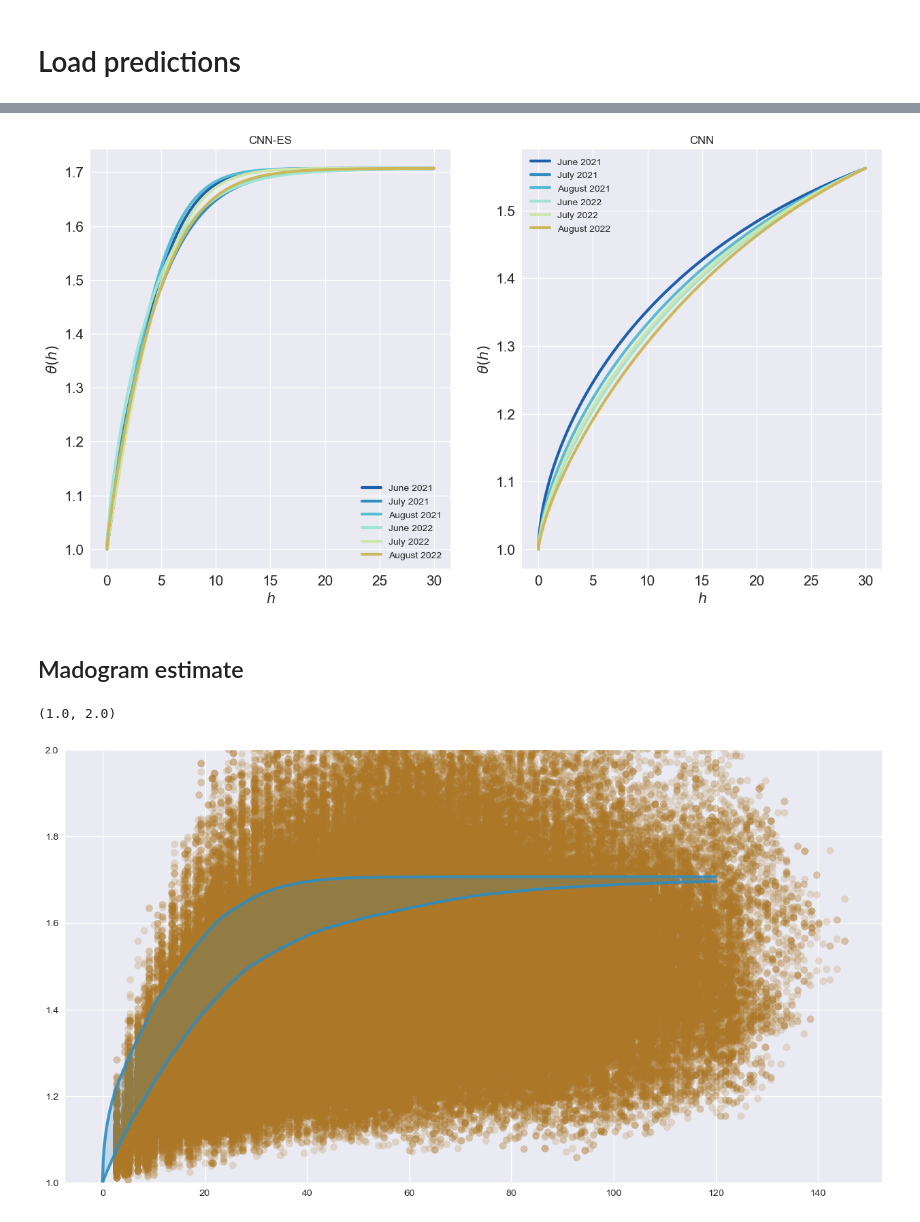
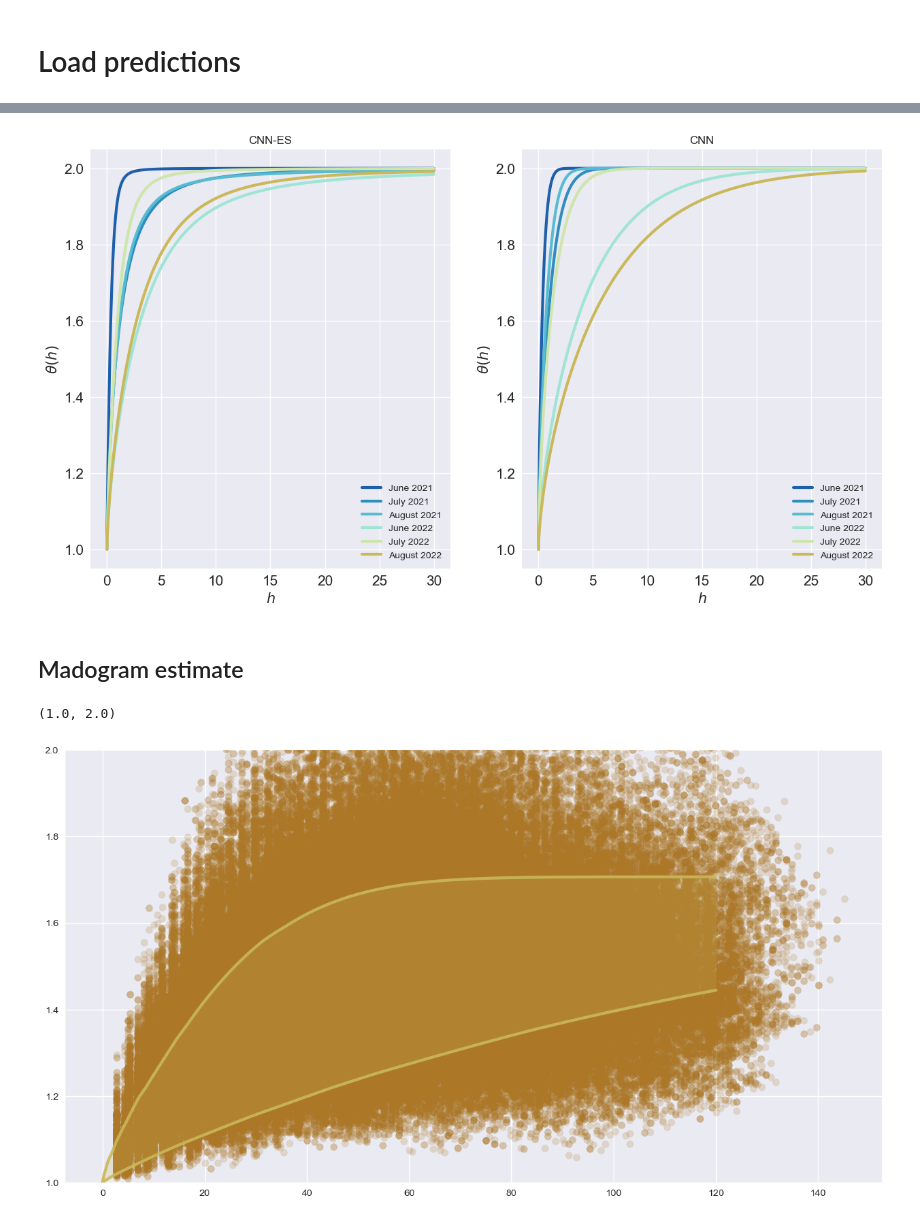
Before and after one commit to cbuelt/thesis, a Jupyter notebook: application/data_prep.ipynb, the cells around one changed output, grey strips where cells are left out. Drawn from its saved outputs; the diff is of its cells as text; code cells hidden in the pictures.

```diff
--- a/application/data_prep.ipynb
+++ b/application/data_prep.ipynb
@@ -135,8 +135,8 @@ model = "brown"
 cnn = np.load(f"../data/application/results/{model}_cnn.npy")
 cnn_es = np.load(f"../data/application/results/{model}_cnn_es.npy")
 # %%
-h = np.linspace(0,30,1000)
-h_plot = h *4
+h = np.linspace(0,3,1000)
+h_plot = h * 40
 
 fig, axs = plt.subplots(2,2, figsize = (20,10))
 axs = np.transpose(axs).ravel()
@@ -255,7 +255,7 @@ for i in range(6):
     axs[1].legend()
     axs[1].set_title("CNN")
 # %% [output]
-[figure, old version]
+[figure, new version]
 # %% [markdown]
 ## Madogram estimate
 # %%
@@ -299,25 +299,25 @@ bins = np.linspace(1,35,10000)
 ind = np.digitize(result[:,0], bins)
 bin_means = np.array([result[ind == i,1].mean() for i in range(len(bins))])
 # %%
-h = np.linspace(0,30,1000)
-h_plot = h *4
+h = np.linspace(0,3,1000)
+h_plot = h * 40
 fig, axs = plt.subplots( figsize = (15,8))
 
-month = 1
+month = 5
 
-axs.scatter(result[:,0]*4, result[:,1], alpha = 0.2, color = cmap(0.8))
+axs.scatter(result[:,0]*40, result[:,1], alpha = 0.2, color = cmap(0.8))
 
 
 #axs.plot(h_plot, sample_extremal_coefficient(h, model, cnn_es[month,0], cnn_es[month,1]), lw = 3, label = labels[i], color = colors[month])
 quantiles = np.quantile(sample_extremal_coefficient(h, model, cnn_es[month,0], cnn_es[month,1],  mean = False), q = [0.025,0.975], axis = 0)
 
 axs.plot(h_plot, quantiles[0], color = colors[month], lw = 3, alpha = .9)
 axs.plot(h_plot, quantiles[1], color = colors[month], lw = 3, alpha = .9)
 axs.fill_between(h_plot, quantiles[0], quantiles[1], color = colors[month], alpha=.2)
 
 
 
 axs.set_ylim([1,2])
 # %% [output]
 (1.0, 2.0)
-[figure, old version]
+[figure, new version]
```
Also changed, not shown: parts of 3 cells of this notebook, 2 other files.
